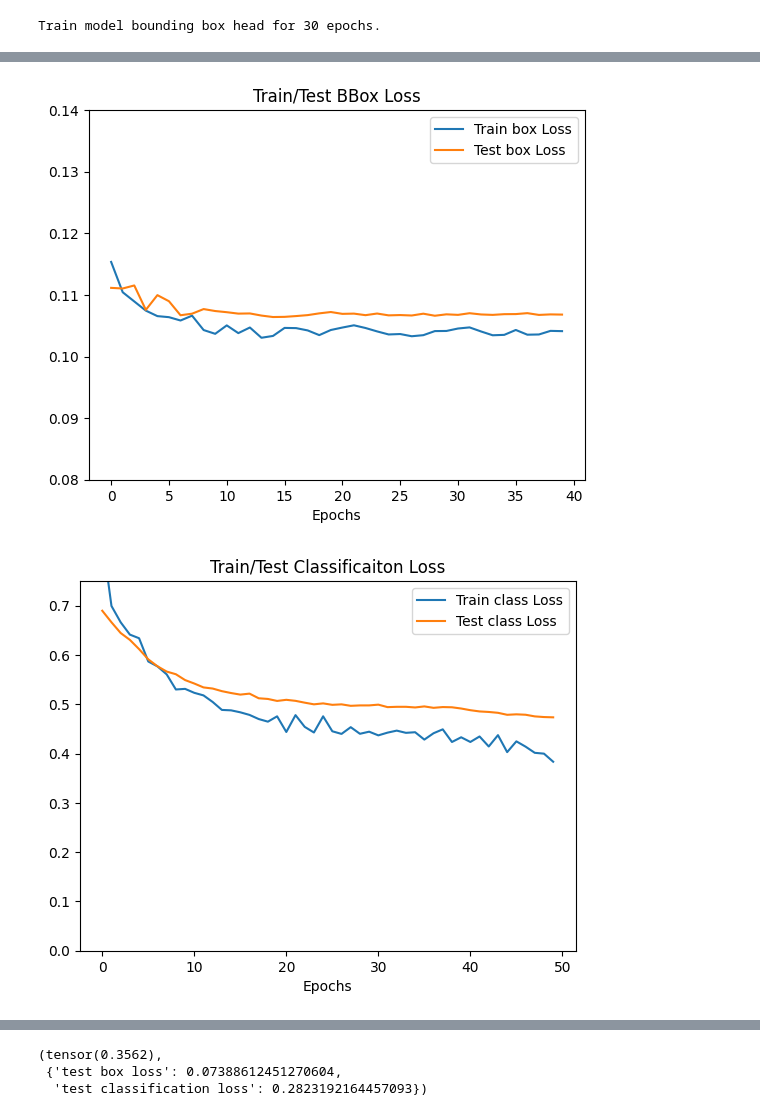
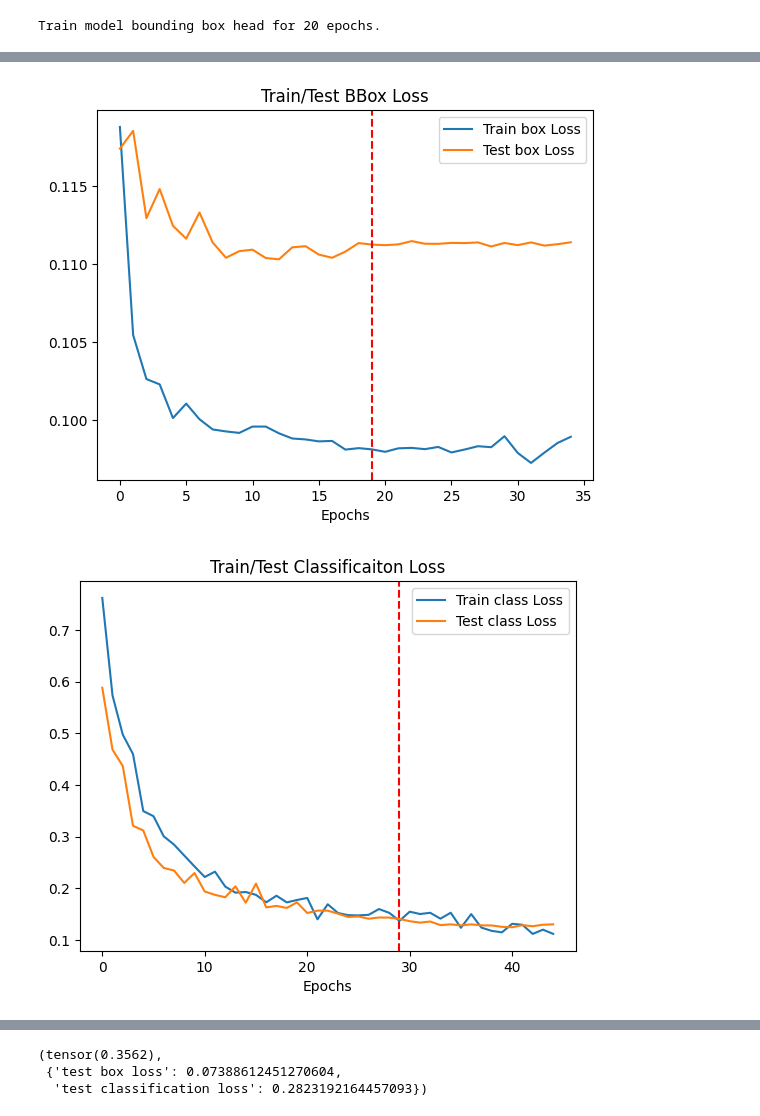
Before and after one commit to ElliotBlackstone/automotive-ssd-object-detection, a Jupyter notebook: ResNetBBoxAndClassifier_car.ipynb, the cells around one changed output, grey strips where cells are left out. Cells and saved outputs as stored; diff of their text form; code cells hidden in the pictures.

```diff
--- a/ResNetBBoxAndClassifier_car.ipynb
+++ b/ResNetBBoxAndClassifier_car.ipynb
@@ -715,10 +459,12 @@ test_tfms = v2.Compose([
     v2.Normalize(mean=[0.485,0.456,0.406], std=[0.229,0.224,0.225]),
 ])
 
-# training/testing data
-train_data = CarImageClass.ImageClass(targ_dir=train_path_oo, transform=train_tfms, file_pct=0.5)
-test_data = CarImageClass.ImageClass(targ_dir=test_path_oo, transform=test_tfms, file_pct=0.5)
 
+# training/validation/testing data
+train_set = CarImageClass.ImageClass(targ_dir=train_path_oo, transform=train_tfms, file_pct=1)
+test_data = CarImageClass.ImageClass(targ_dir=test_path_oo, transform=test_tfms, file_pct=1)
+
+train_data, val_data = CarImageClass.make_train_test_split(full_set=train_set, test_size=0.25, transform_train=train_tfms, transform_test=test_tfms)
 
 BATCH_SIZE = 32
 # Create DataLoader's
@@ -727,6 +473,12 @@ train_dataloader = DataLoader(train_data,
                               shuffle=True,
                               #num_workers=NUM_WORKERS,
                               )
+
+val_dataloader = DataLoader(val_data,
+                             batch_size=BATCH_SIZE,
+                             shuffle=False,
+                             #num_workers=NUM_WORKERS,
+                             )
 
 test_dataloader = DataLoader(test_data,
                              batch_size=BATCH_SIZE,
@@ -765,20 +517,20 @@ loss_fn_bb = nn.L1Loss()
 loss_fn_cls = nn.CrossEntropyLoss(weight=weights.to(device))
 
 # Create an optimizer that only learns the head bbox parameters
-optimizer_bb = torch.optim.Adam(model_0.head_box.parameters(), lr=1e-4)
-scheduler_bb = StepLR(optimizer_bb, step_size=1, gamma=0.8)
+optimizer_bb = torch.optim.Adam(model_0.head_box.parameters(), lr=1e-3)
+scheduler_bb = StepLR(optimizer_bb, step_size=2, gamma=0.6)
 
 
 # train model 0 heads first
 # number of epochs
-NUM_EPOCHS_H_bb = 30
+NUM_EPOCHS_H_bb = 20
 
 
 print(f"Train model bounding box head for {NUM_EPOCHS_H_bb} epochs.")
 print()
 model_0_results_head_bb = train_head(model=model_0,
                         train_dataloader=train_dataloader,
-                        test_dataloader=test_dataloader,
+                        test_dataloader=val_dataloader,
                         optimizer=optimizer_bb,
                         scheduler=scheduler_bb,
                         loss_fn=loss_fn_bb,
@@ -787,7 +539,7 @@ model_0_results_head_bb = train_head(model=model_0,
 
 
 # Create an optimizer that only learns the head classifier parameters
-optimizer_cls = torch.optim.Adam(model_0.head_cls.parameters(), lr=1e-4)
+optimizer_cls = torch.optim.Adam(model_0.head_cls.parameters(), lr=1e-3)
 scheduler_cls = StepLR(optimizer_cls, step_size=1, gamma=0.9)
 
 # Freeze all parameters in the bounding box head
@@ -800,14 +552,14 @@ for param in model_0.head_cls.parameters():
 
 
 # number of epochs
-NUM_EPOCHS_H_cls = 40
+NUM_EPOCHS_H_cls = 30
 
 print()
 print(f"Train model classifier head for {NUM_EPOCHS_H_cls} epochs.")
 print()
 model_0_results_head_cls = train_head(model=model_0,
                         train_dataloader=train_dataloader,
-                        test_dataloader=test_dataloader,
+                        test_dataloader=val_dataloader,
                         optimizer=optimizer_cls,
                         scheduler=scheduler_cls,
                         loss_fn=loss_fn_cls,
@@ -821,17 +573,17 @@ for param in model_0.parameters():
 
 # Create a new optimizer for fine-tuning the whole model
 optimizer = torch.optim.Adam(model_0.parameters(), lr=1e-6)
-scheduler = StepLR(optimizer, step_size=1, gamma=0.9)
+scheduler = StepLR(optimizer, step_size=1, gamma=0.8)
 
 # train model 0 whole
 # number of epochs
-NUM_EPOCHS_W = 10
+NUM_EPOCHS_W = 15
 print()
 print(f"Train entire model for {NUM_EPOCHS_W} epochs.")
 print()
 model_0_results_whole = train(model=model_0,
                         train_dataloader=train_dataloader,
-                        test_dataloader=test_dataloader,
+                        test_dataloader=val_dataloader,
                         optimizer=optimizer,
                         scheduler=scheduler,
                         loss_fn_bb=loss_fn_bb,
@@ -848,7 +600,7 @@ plt.plot(range(0, NUM_EPOCHS_H_bb+NUM_EPOCHS_W), model_0_results_head_bb["train_
 plt.plot(range(0, NUM_EPOCHS_H_bb+NUM_EPOCHS_W), model_0_results_head_bb["test_loss"] + model_0_results_whole["test_loss_bb"], label="Test box Loss")
 plt.title("Train/Test BBox Loss")
 plt.xlabel("Epochs")
-plt.axvline(x=NUM_EPOCHS_H_bb, linestyle='--', linewidth=1.5, color='r')
+plt.axvline(x=NUM_EPOCHS_H_bb-1, linestyle='--', linewidth=1.5, color='r')
 plt.legend()
 # plt.ylim(0.08,0.14)
 
@@ -859,10 +611,10 @@ plt.plot(range(0, NUM_EPOCHS_H_cls+NUM_EPOCHS_W), model_0_results_head_cls["trai
 plt.plot(range(0, NUM_EPOCHS_H_cls+NUM_EPOCHS_W), model_0_results_head_cls["test_loss"] + model_0_results_whole["test_loss_class"], label="Test class Loss")
 plt.title("Train/Test Classificaiton Loss")
 plt.xlabel("Epochs")
-plt.axvline(x=NUM_EPOCHS_H_cls, linestyle='--', linewidth=1.5, color='r')
+plt.axvline(x=NUM_EPOCHS_H_cls-1, linestyle='--', linewidth=1.5, color='r')
 plt.legend()
 # plt.ylim(0,0.75)
 
 plt.show()
 # %% [output]
-Train model bounding box head for 30 epochs.
+Train model bounding box head for 20 epochs.
@@ -915,2 +672,2 @@ Total training time: 786.663 seconds
-[figure, old version]
+[figure, new version]
-[figure, old version]
+[figure, new version]
```
Also changed, not shown: parts of 11 cells of this notebook, 1 other file.
